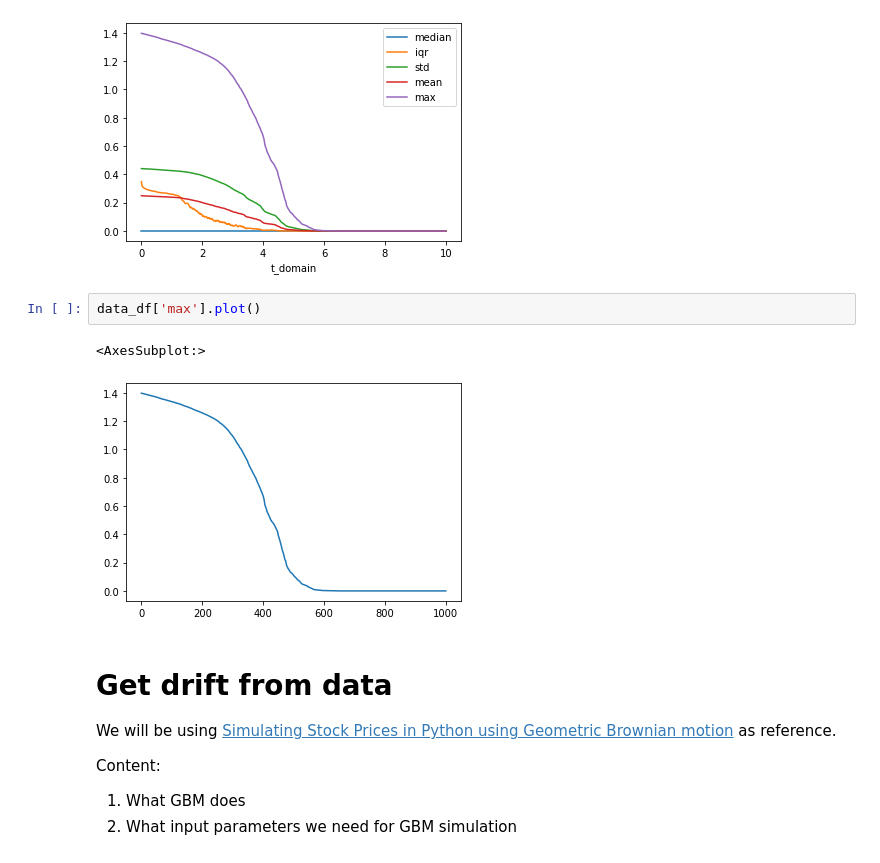
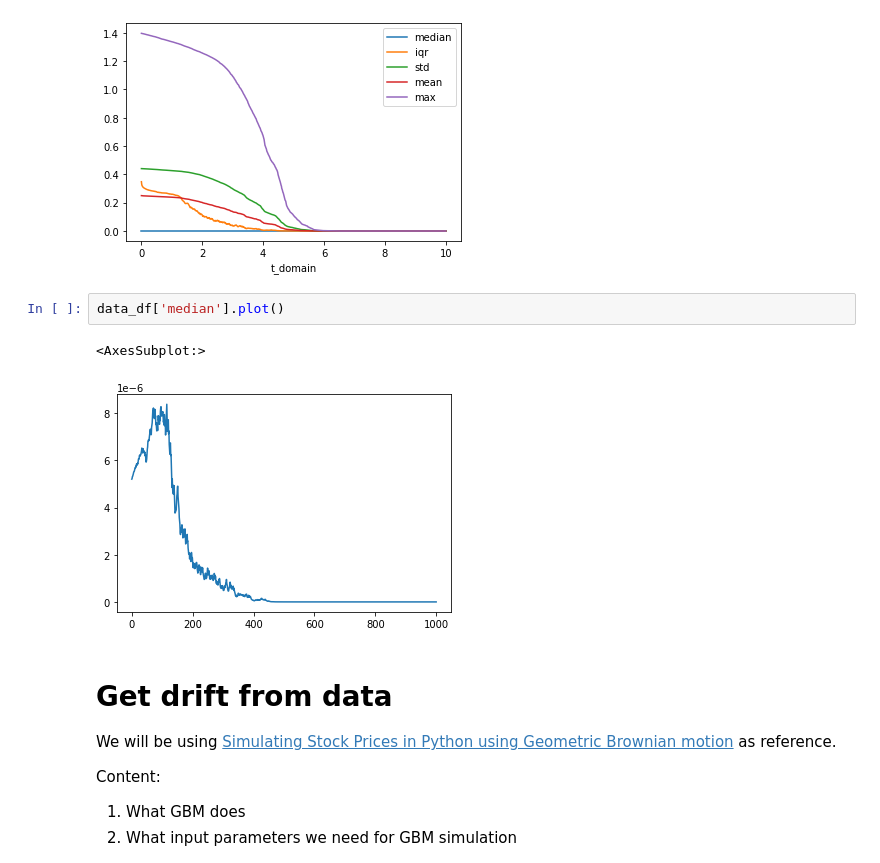
Before and after one commit to OmkarMehta/SSFwithNODE, a Jupyter notebook: pyddm-exploration/pyddm_understanding.ipynb, the cells around one changed output. Drawn from its saved outputs; the diff is of its cells as text.

```diff
--- a/pyddm-exploration/pyddm_understanding.ipynb
+++ b/pyddm-exploration/pyddm_understanding.ipynb
@@ -425,10 +425,10 @@ Noise component NoiseIncreasing:
 <AxesSubplot:xlabel='t_domain'>
 [figure]
 # %%
-data_df['max'].plot()
+data_df['median'].plot()
 # %% [output]
 <AxesSubplot:>
-[figure, old version]
+[figure, new version]
 # %% [markdown]
 # Get drift from data
 
```
Also changed, not shown: parts of 8 cells of this notebook.
